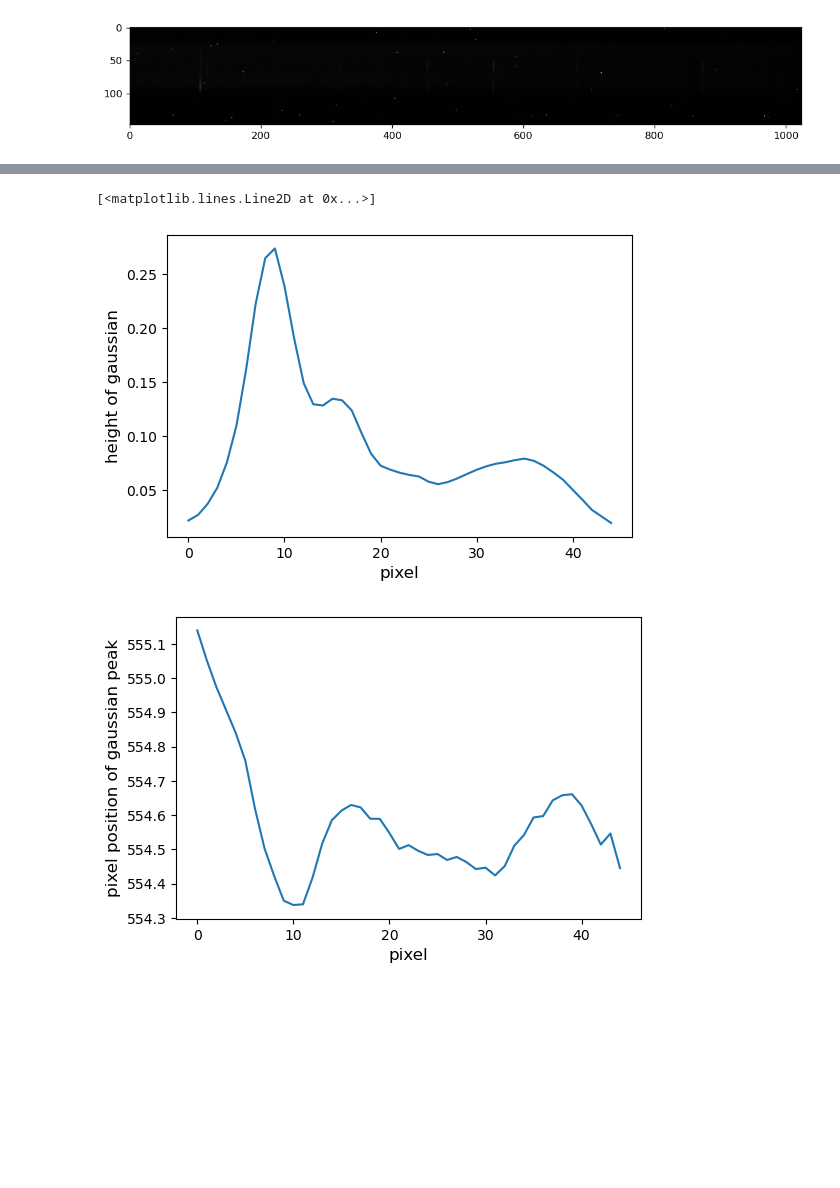
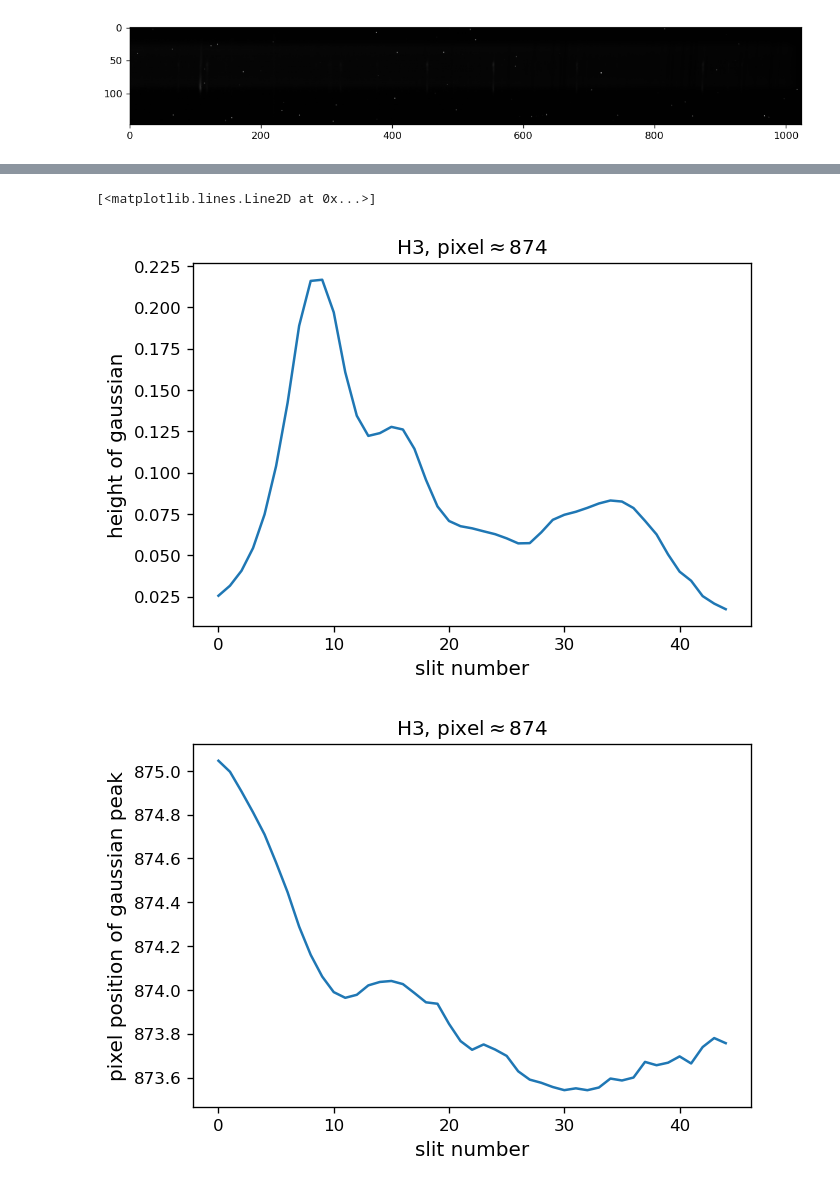
Before and after one commit to ruoyanwangdr/Dynamics-of-Jovian-Infrared-Auroral-Ionosphere-and-Thermosphere, a Jupyter notebook: h3p.ipynb, the cells around one changed output, grey strips where cells are left out. Drawn from its saved outputs; the diff is of its cells as text; code cells hidden in the pictures; blank space fills up the shorter version.

```diff
--- a/h3p.ipynb
+++ b/h3p.ipynb
@@ -306,48 +257,51 @@ plt.show()
 h3p_model = Model(gaussian_fit)
 
 h3p_params = h3p_model.make_params()
-h3p_params.add('a0', value=0.2)
-h3p_params.add('a1', value=554)
-h3p_params.add('a2', value=3)
-h3p_params.add('a3', value=0.04)
+h3p_params.add('a0', value=0.02)
+h3p_params.add('a1', value=874)
+h3p_params.add('a2', value=1)
+h3p_params.add('a3', value=0.03)
 h3p_params.add('a4', value=0)
 h3p_params.add('a5', value=0)
 
 # create h3p lists for all slits
 h3p_a0 = []
 h3p_a1 = []
 h3p_a2 = []
 
 # loop over all slits containing observed emission
 # and obtain fitting parameters of each slit
 # h3p emission ranges from approximately 55 to 100
 for i in range(100-55):
     #y = sky_subtracted[i+40]
     h3p_all_result = h3p_model.fit(sky_subtracted[i+55], h3p_params, x=pixel)
     h3p_a0.append(h3p_all_result.best_values.get('a0'))
     h3p_a1.append(h3p_all_result.best_values.get('a1'))
     h3p_a2.append(h3p_all_result.best_values.get('a2'))
     #plt.plot(h3p_a0, label='fit')
     #plt.legend()
 h3p_a0_array = np.array(h3p_a0)
 h3p_a1_array = np.array(h3p_a1)
 h3p_a2_array = np.array(h3p_a2)
 
-plt.figure(dpi=100)
-plt.xlabel('pixel', fontsize=12)
+plt.figure(dpi=120)
+plt.title(r'H3, pixel$\approx$' + str(h3p_params.get('a1').value))
+plt.xlabel('slit number', fontsize=12)
 plt.ylabel('height of gaussian', fontsize=12)
 plt.plot(h3p_a0_array)
 
-plt.figure(dpi=100)
-plt.xlabel('pixel', fontsize=12)
+plt.figure(dpi=120)
+plt.title(r'H3, pixel$\approx$' + str(h3p_params.get('a1').value))
+plt.xlabel('slit number', fontsize=12)
 plt.ylabel('pixel position of gaussian peak', fontsize=12)
 plt.plot(h3p_a1_array)
 
-plt.figure(dpi=100)
-plt.xlabel('pixel', fontsize=12)
+plt.figure(dpi=120)
+plt.title(r'H3, pixel$\approx$' + str(h3p_params.get('a1').value))
+plt.xlabel('slit number', fontsize=12)
 plt.ylabel('width of gaussian', fontsize=12)
 plt.plot(h3p_a2_array)
 # %% [output]
 [<matplotlib.lines.Line2D at 0x...>]
-[figure, old version]
+[figure, new version]
-[figure, old version]
+[figure, new version]
```
Also changed, not shown: parts of 8 cells of this notebook.
